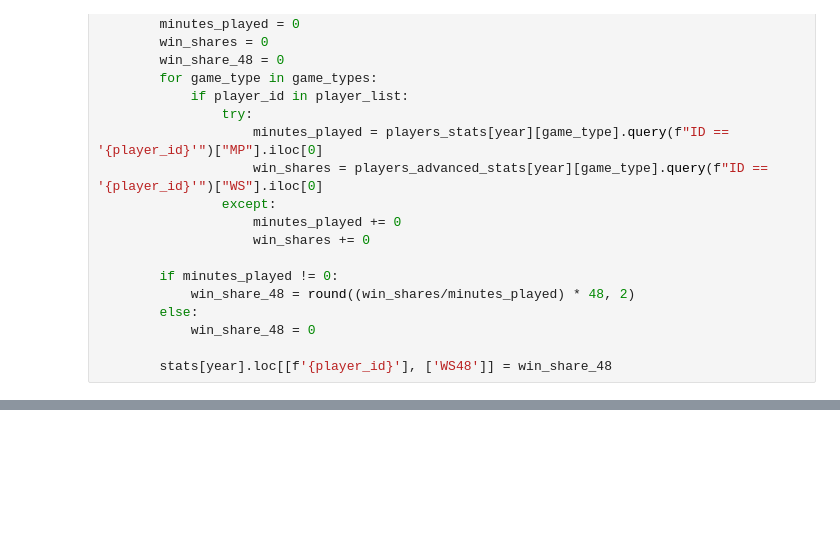
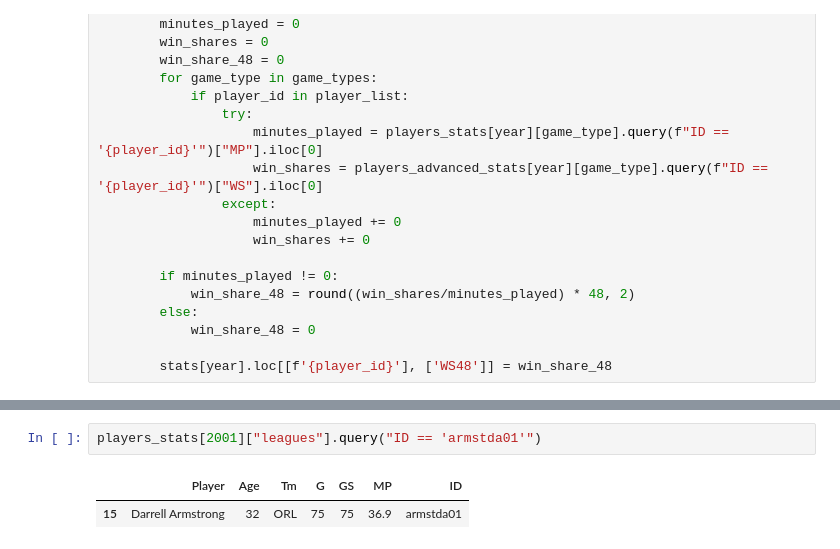
Before and after one commit to andrzej-zernaczuk/bachelor_degree, a Jupyter notebook: final_stats.ipynb, the cells around one changed output, grey strips where cells are left out. Cells and saved outputs as stored; diff of their text form; blank space fills up the shorter version.

```diff
--- a/final_stats.ipynb
+++ b/final_stats.ipynb
@@ -152,0 +242,5 @@ for year in years:
+# %%
+players_stats[2001]["leagues"].query("ID == 'armstda01'")
+# %% [output]
+|  | Player | Age | Tm | G | GS | MP | ID |
+| 15 | Darrell Armstrong | 32 | ORL | 75 | 75 | 36.9 | armstda01 |
```
Also changed, not shown: parts of 13 cells of this notebook, 5 other files.
